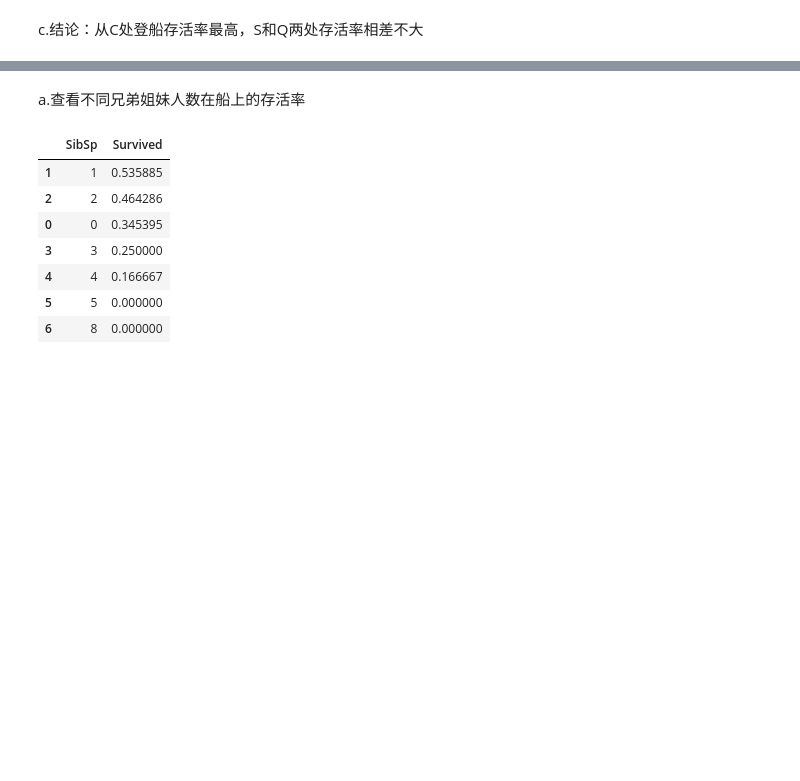
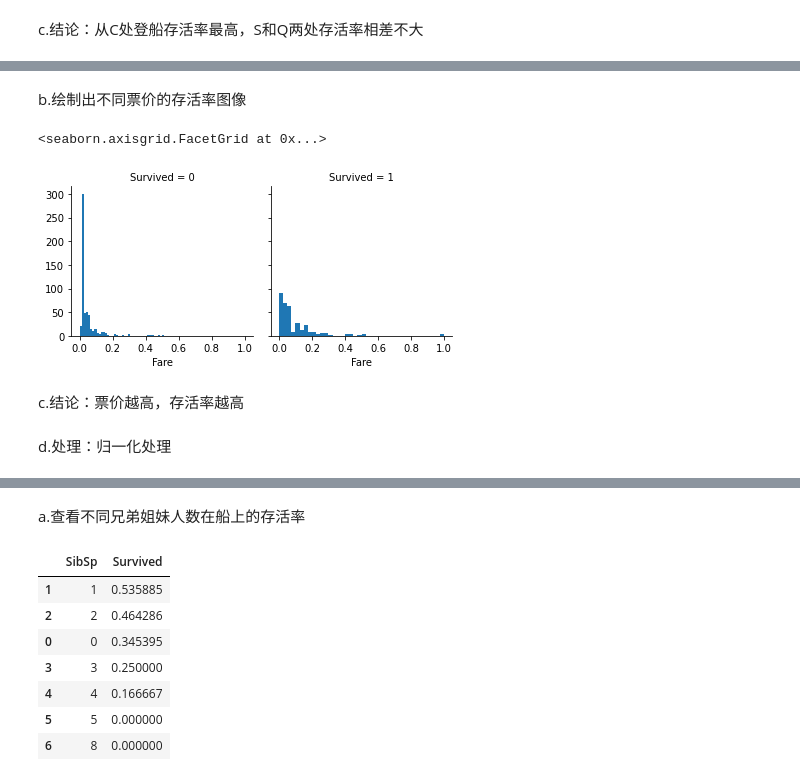
Before and after one commit to god13less/kaggle_competition, a Jupyter notebook: Titanic_MachineLearningFromDisaster/test1(2).ipynb, the cells around one changed output, grey strips where cells are left out. Drawn from its saved outputs; the diff is of its cells as text; code cells hidden in the pictures; blank space fills up the shorter version.

```diff
--- a/Titanic_MachineLearningFromDisaster/test1(2).ipynb
+++ b/Titanic_MachineLearningFromDisaster/test1(2).ipynb
@@ -133,0 +247,3 @@ c.结论：从C处登船存活率最高，S和Q两处存活率相差不大
+# %%
+train_data['FareBand'] = pd.qcut(train_data['Fare'], 4)
+train_data[['FareBand', 'Survived']].groupby(['FareBand'],as_index=False).mean().sort_values(by='FareBand', ascending=True)
@@ -133,0 +256,12 @@ c.结论：从C处登船存活率最高，S和Q两处存活率相差不大
+# %% [markdown]
+b.绘制出不同票价的存活率图像
+# %%
+g = sns.FacetGrid(train_data, col='Survived')
+g.map(plt.hist, 'Fare', bins=40)
+# %% [output]
+<seaborn.axisgrid.FacetGrid at 0x...>
+[figure, added]
+# %% [markdown]
+c.结论：票价越高，存活率越高
+# %% [markdown]
+d.处理：归一化处理
```
Also changed, not shown: parts of 106 cells of this notebook, 5 other files.
